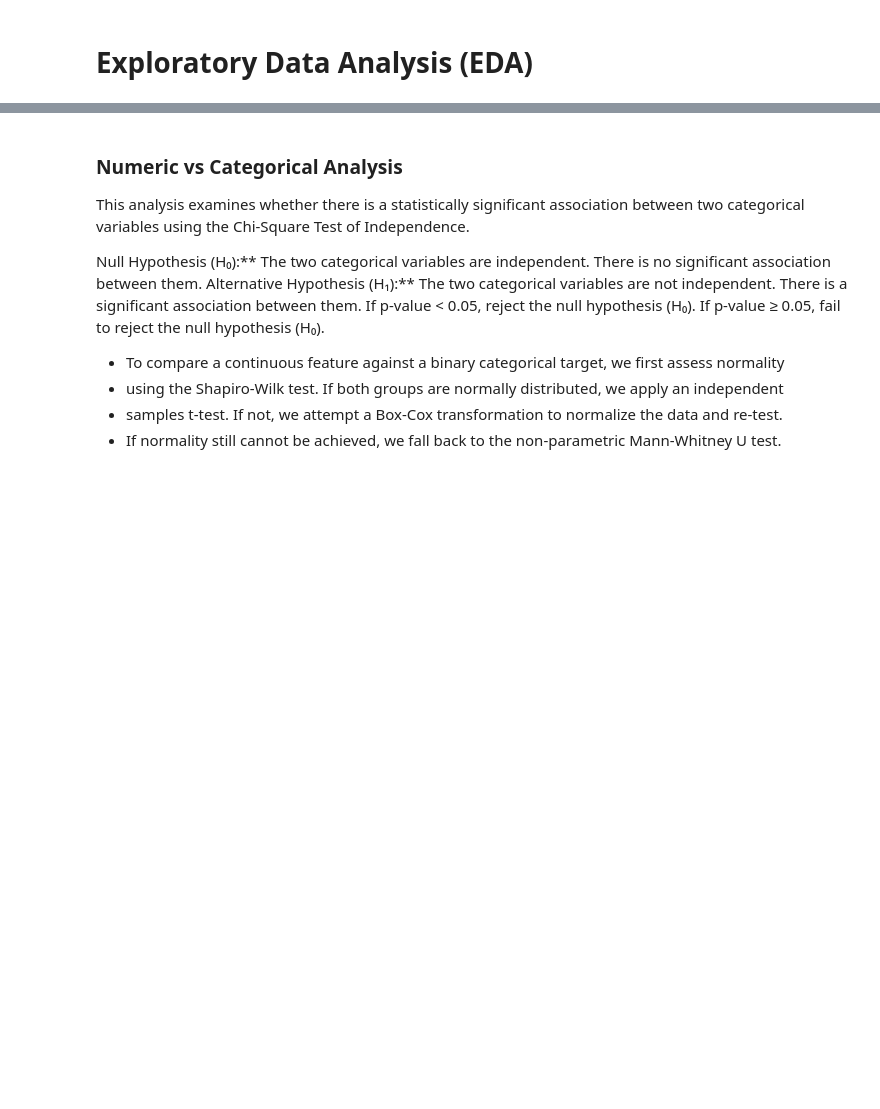
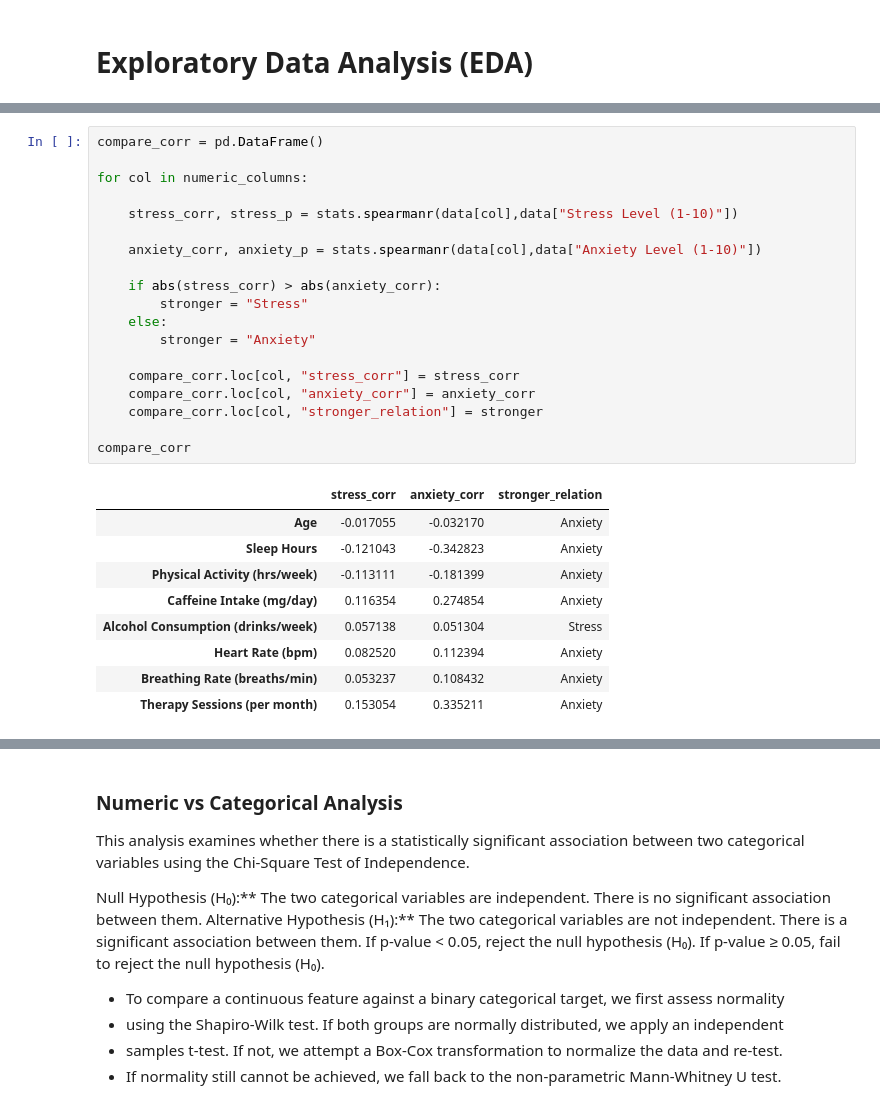
Before and after one commit to sabzparto/BC-mini-project, a Jupyter notebook: pre+visual.ipynb, the cells around one changed output, grey strips where cells are left out. Cells and saved outputs as stored; diff of their text form; blank space fills up the shorter version.

```diff
--- a/pre+visual.ipynb
+++ b/pre+visual.ipynb
@@ -1412,0 +1551,29 @@ numeric_vs_categorical_plot(data, 'Stress_Coping_Ratio')
+# %%
+compare_corr = pd.DataFrame()
+
+for col in numeric_columns:
+
+    stress_corr, stress_p = stats.spearmanr(data[col],data["Stress Level (1-10)"])
+
+    anxiety_corr, anxiety_p = stats.spearmanr(data[col],data["Anxiety Level (1-10)"])
+
+    if abs(stress_corr) > abs(anxiety_corr):
+        stronger = "Stress"
+    else:
+        stronger = "Anxiety"
+
+    compare_corr.loc[col, "stress_corr"] = stress_corr
+    compare_corr.loc[col, "anxiety_corr"] = anxiety_corr
+    compare_corr.loc[col, "stronger_relation"] = stronger
+
+compare_corr
+# %% [output]
+|  | stress_corr | anxiety_corr | stronger_relation |
+| Age | -0.017055 | -0.032170 | Anxiety |
+| Sleep Hours | -0.121043 | -0.342823 | Anxiety |
+| Physical Activity (hrs/week) | -0.113111 | -0.181399 | Anxiety |
+| Caffeine Intake (mg/day) | 0.116354 | 0.274854 | Anxiety |
+| Alcohol Consumption (drinks/week) | 0.057138 | 0.051304 | Stress |
+| Heart Rate (bpm) | 0.082520 | 0.112394 | Anxiety |
+| Breathing Rate (breaths/min) | 0.053237 | 0.108432 | Anxiety |
+| Therapy Sessions (per month) | 0.153054 | 0.335211 | Anxiety |
```
Also changed, not shown: parts of 30 cells of this notebook.
